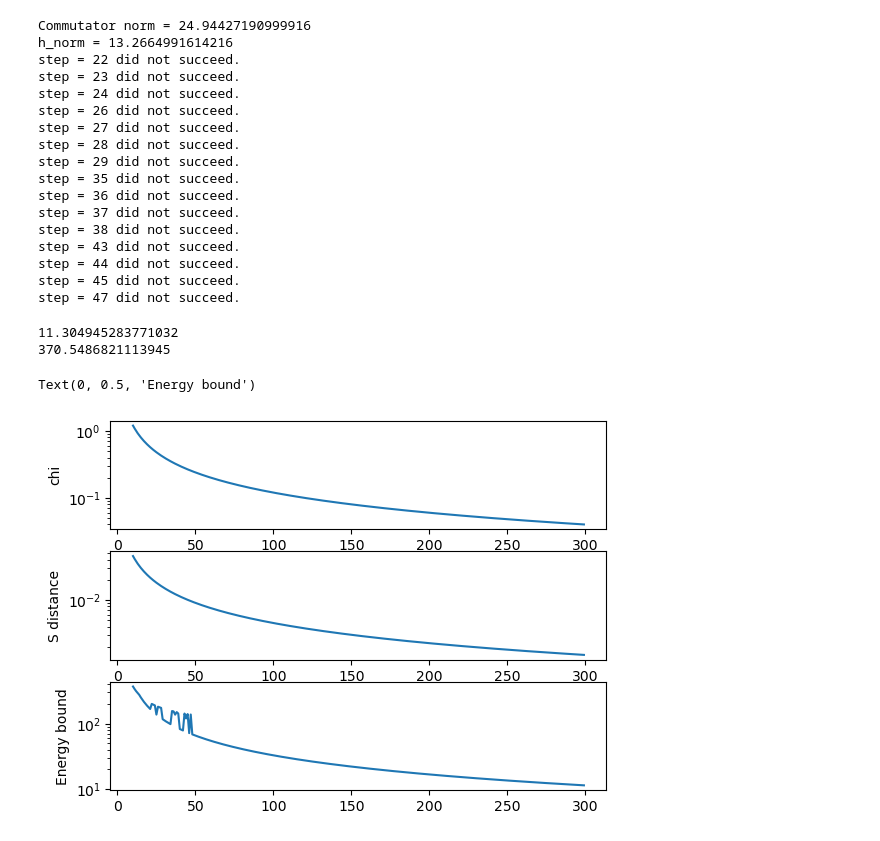
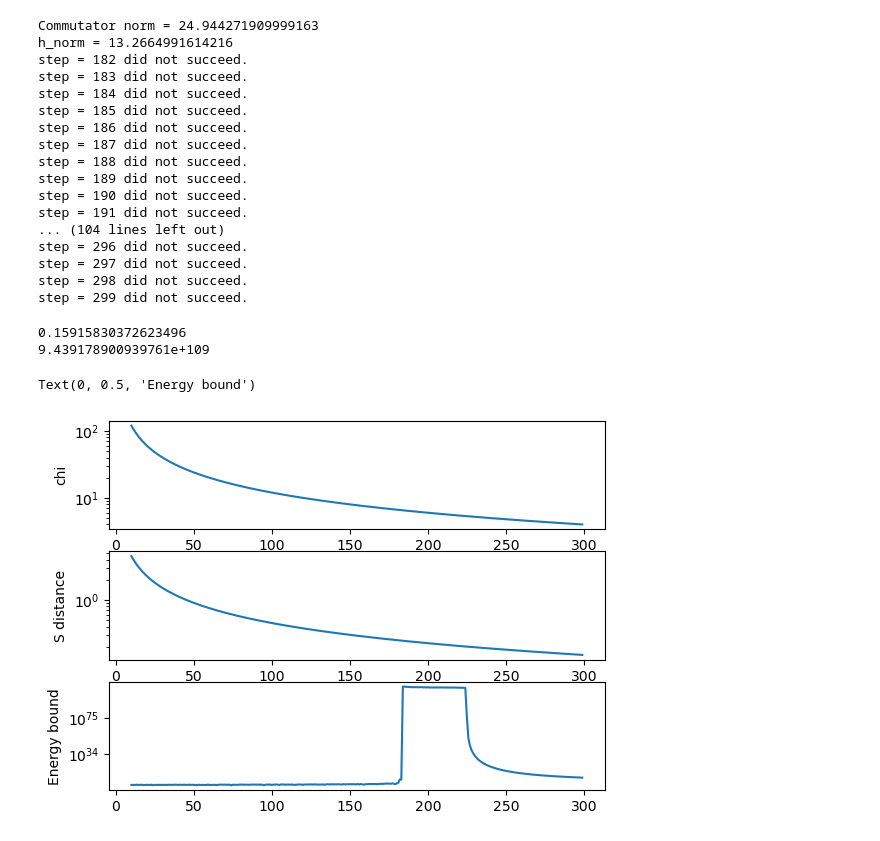
Before and after one commit to rmlarose/compare-vkp, a Jupyter notebook: hubbard_bound.ipynb, the cells around one changed output. Cells and saved outputs as stored; diff of their text form; code cells hidden in the pictures.

```diff
--- a/hubbard_bound.ipynb
+++ b/hubbard_bound.ipynb
@@ -84,7 +84,7 @@ s_distances = []
 chis = []
 bounds = []
 for step in steps:
-    s_distance = 1e-2 * s_dist_bound(d, tau, step, comm_norm)
+    s_distance = s_dist_bound(d, tau, step, comm_norm)
     s_distances.append(s_distance)
     chi = 2.0 * h_norm * s_distance
     chis.append(chi)
@@ -97,11 +97,7 @@ for step in steps:
 
     def bound_callback(v):
         """Evaluates bound for v=(delta, deltap)"""
-        trial_bound = bound(d, chi, zeta, gamma0_p, h_norm, v[0], v[1], big_deltap)
-        if trial_bound > 0:
-            return trial_bound
-        else:
-            return -trial_bound * 1e15
+        return abs(bound(d, chi, zeta, gamma0_p, h_norm, v[0], v[1], big_deltap))
 
     def delta_constraint(v):
         if big_deltap > 0.0:
@@ -128,45 +124,45 @@ for step in steps:
     if not result.success:
         print(f"step = {step} did not succeed.")
     min_bound = result.fun
-    if min_bound < bound_callback(v0):
-        bounds.append(min_bound)
-    else:
-        bounds.append(bound_callback(v0))
-    # bounds.append(min_bound)
+    # if min_bound < bound_callback(v0):
+    #     bounds.append(min_bound)
+    # else:
+    #     bounds.append(bound_callback(v0))
+    bounds.append(min_bound)
 # %% [output]
-Commutator norm = 24.94427190999916
+Commutator norm = 24.944271909999163
 h_norm = 13.2664991614216
-step = 22 did not succeed.
-step = 23 did not succeed.
-step = 24 did not succeed.
-step = 26 did not succeed.
-step = 27 did not succeed.
-step = 28 did not succeed.
-step = 29 did not succeed.
-step = 35 did not succeed.
-step = 36 did not succeed.
-step = 37 did not succeed.
-step = 38 did not succeed.
-step = 43 did not succeed.
-step = 44 did not succeed.
-step = 45 did not succeed.
-step = 47 did not succeed.
+step = 182 did not succeed.
+step = 183 did not succeed.
+step = 184 did not succeed.
+step = 185 did not succeed.
+step = 186 did not succeed.
+step = 187 did not succeed.
+step = 188 did not succeed.
+step = 189 did not succeed.
+step = 190 did not succeed.
+step = 191 did not succeed.
+... (104 lines left out)
+step = 296 did not succeed.
+step = 297 did not succeed.
+step = 298 did not succeed.
+step = 299 did not succeed.
 # %%
 print(np.min(bounds))
 print(np.max(bounds))
 # %% [output]
-11.304945283771032
-370.5486821113945
+0.15915830372623496
+9.439178900939761e+109
 # %%
 fig, axs = plt.subplots(3, 1)
 for ax in axs:
     ax.set_yscale("log")
 axs[0].plot(steps, chis)
 axs[0].set_ylabel("chi")
 axs[1].plot(steps, s_distances)
 axs[1].set_ylabel("S distance")
-axs[2].plot(steps, bounds)
+axs[2].plot(steps, np.abs(bounds))
 axs[2].set_ylabel("Energy bound")
 # %% [output]
 Text(0, 0.5, 'Energy bound')
-[figure, old version]
+[figure, new version]
```
